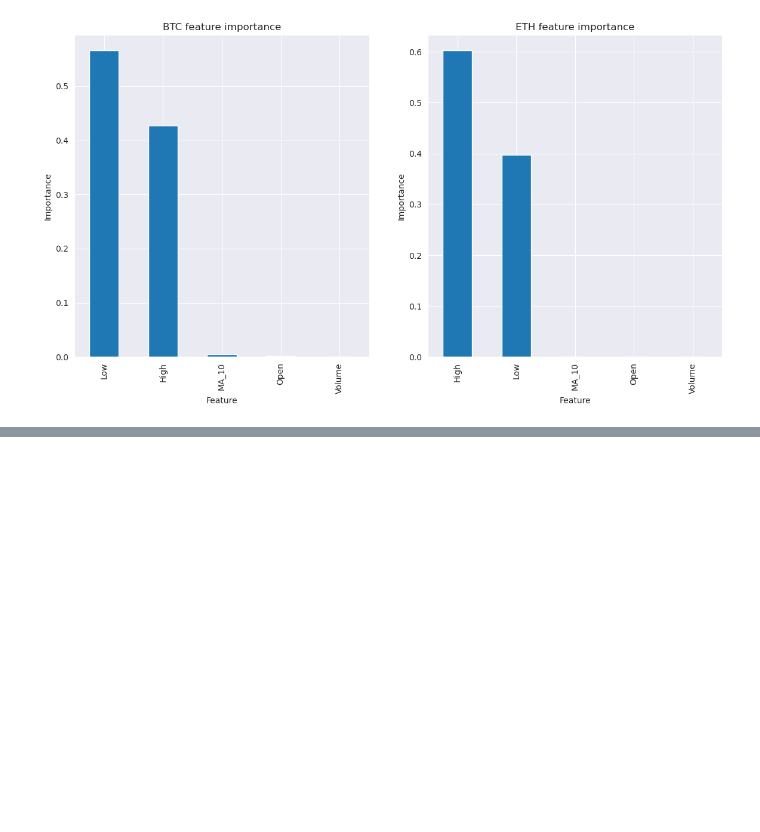
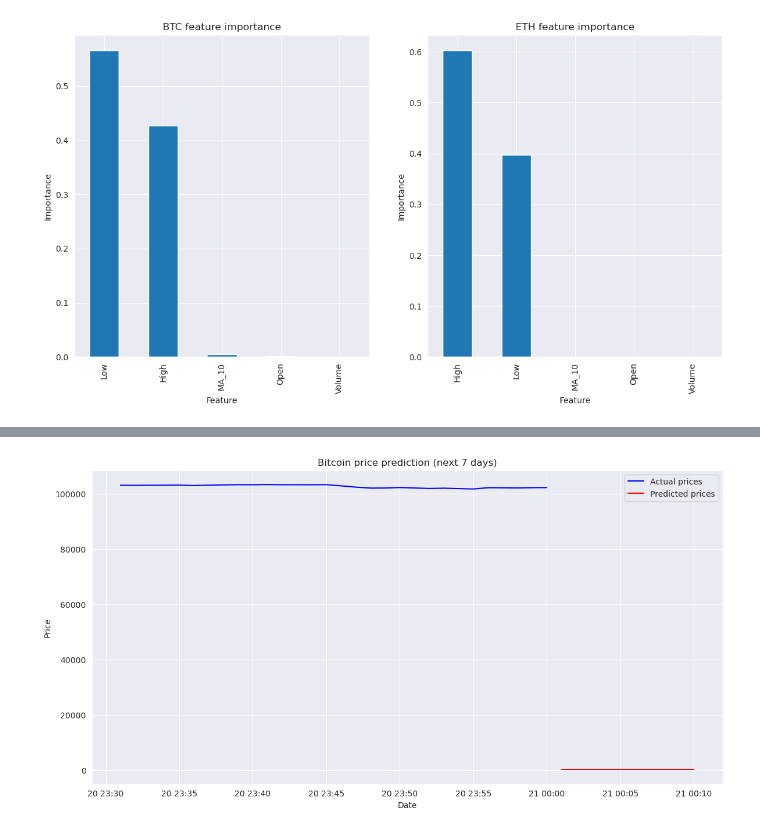
Before and after one commit to mikolaj-martyna/big-data, a Jupyter notebook: crypto_trends.ipynb, the cells around one changed output, grey strips where cells are left out. Saved outputs shown, nothing was run; the diff lists cells and outputs as text; code cells hidden in the pictures; blank space fills up the shorter version.

Commit message:
Add LSTM

```diff
--- a/crypto_trends.ipynb
+++ b/crypto_trends.ipynb
@@ -386,0 +418,11 @@ plt.show()
+# %%
+model = Sequential()
+model.add(Input(shape=(X_train.shape[1], X_train.shape[2])))
+model.add(LSTM(50, return_sequences=True))
+model.add(Dropout(0.2))
+model.add(LSTM(50))
+model.add(Dropout(0.2))
+model.add(Dense(1))
+
+model.compile(optimizer='adam', loss='mean_squared_error')
+model.fit(X_train, y_train, epochs=15, batch_size=256, verbose=2)
@@ -386,0 +476,18 @@ plt.show()
+# %%
+df_btc.set_index('Timestamp', inplace=True)
+last_year = df_btc.last('30ME')
+
+predict_next = []
+
+for i in range(time_step):
+    current_prediction = np.array([[df_btc.Open.tail(time_step - i).quantile(0.25), df_btc.Low.tail(time_step - i).quantile(0.25),
+                          df_btc.High.tail(time_step - i).quantile(0.75), df_btc.Volume.tail(time_step - i).quantile()]])
+
+    scaled_current_prediction = scaler.fit_transform(current_prediction)
+    scaled_current_prediction = scaled_current_prediction.reshape(1, 1, 4)
+
+    prediction = model.predict(scaled_current_prediction, verbose=2)
+    predict_next.append(prediction)
+
+predict_next = np.array(predict_next)
+print(predict_next.flatten())
@@ -386,0 +507,6 @@ plt.show()
+# %%
+last_date = df_btc.index[-1]
+predicted_dates = pd.date_range(start=last_date + pd.Timedelta(minutes=1), periods=10, freq=pd.Timedelta(minutes=1))
+predicted_df = pd.DataFrame(predict_next.flatten(), index=predicted_dates, columns=['Predicted'])
+
+print(predicted_df.head())
@@ -386,0 +520,11 @@ plt.show()
+# %%
+plt.figure(figsize=(14, 7))
+plt.plot(df_btc.Close.tail(30), label='Actual prices', color='blue')
+plt.plot(predicted_df, label='Predicted prices', color='red')
+plt.title('Bitcoin price prediction (next 7 days)')
+plt.xlabel('Date')
+plt.ylabel('Price')
+plt.legend()
+plt.show()
+# %% [output]
+[figure, added]
```
Also changed, not shown: parts of 9 cells of this notebook, 2 other files.
